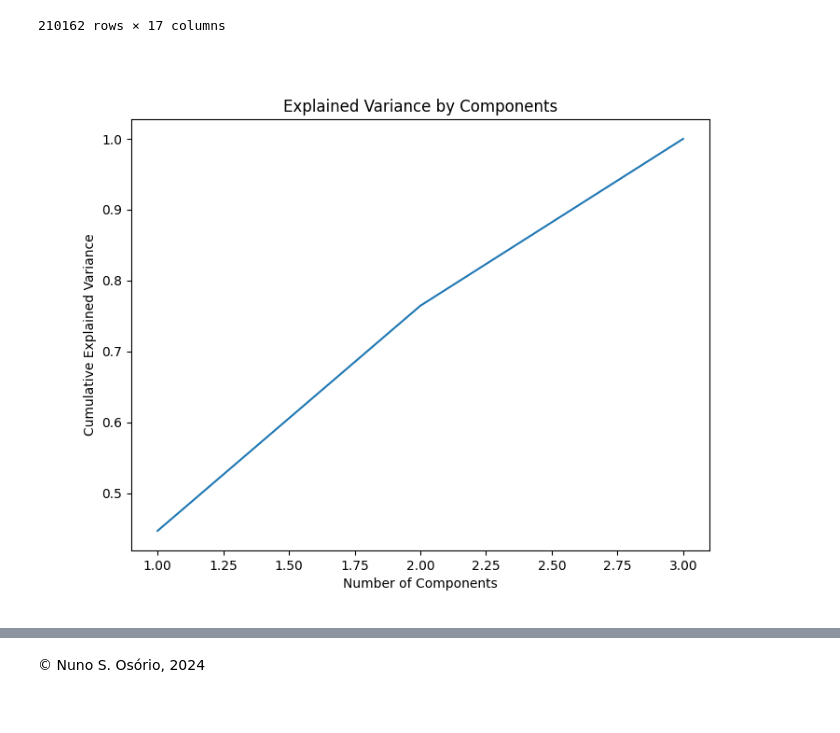
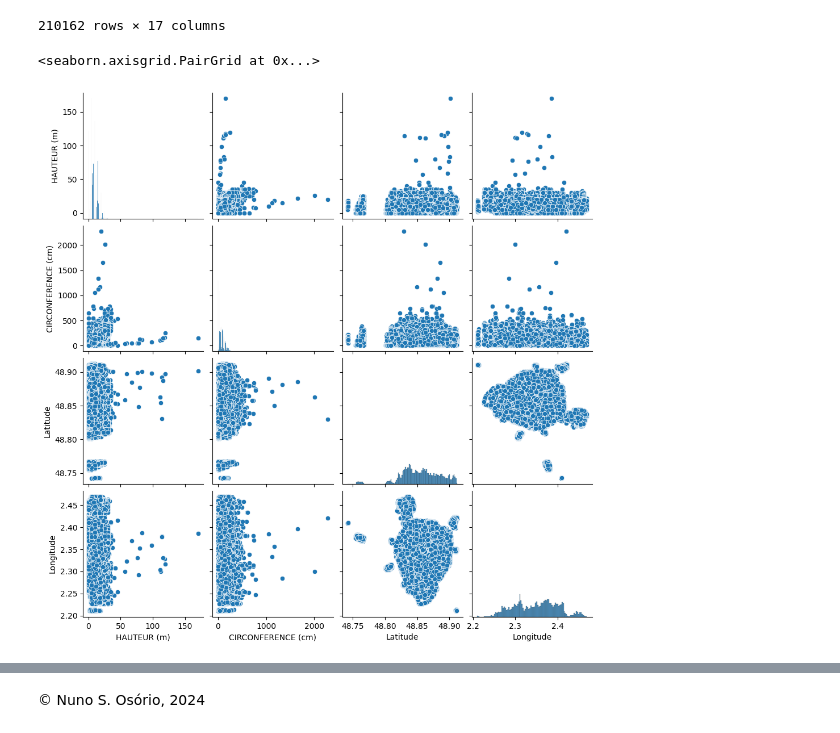
Before and after one commit to nunososorio/medicaldatascience, a Jupyter notebook: dataproc_c2.ipynb, the cells around one changed output, grey strips where cells are left out. Cells and saved outputs as stored; diff of their text form; code cells hidden in the pictures.

```diff
--- a/dataproc_c2.ipynb
+++ b/dataproc_c2.ipynb
@@ -50,32 +61,3 @@ df
 | 210160 | 233692 | Arbre | Alignement | PARIS 13E ARRDT | 17 | NaN | RUE NEUVE TOLBIAC | ... |
 | 210161 | 239759 | Arbre | Alignement | PARIS 10E ARRDT | 94 | NaN | BOULEVARD DE MAGENTA | ... |
 210162 rows × 17 columns
-# %%
-import numpy as np
-import pandas as pd
-from sklearn.decomposition import PCA
-from sklearn.preprocessing import StandardScaler
-import matplotlib.pyplot as plt
-
-# Encode the 'ESPECE' column to numerical values
-df['ESPECE'] = df['ESPECE'].astype('category').cat.codes
-df['STADE DE DEVELOPPEMENT'] = df['STADE DE DEVELOPPEMENT'].astype('category').cat.codes
-
-# Standardize the features to have mean=0 and variance=1 (z-score)
-features = ['ESPECE', 'STADE DE DEVELOPPEMENT', 'HAUTEUR (m)']
-x = df.loc[:, features].values
-x = StandardScaler().fit_transform(x)
-
-# Apply PCA
-pca = PCA()
-principalComponents = pca.fit_transform(x)
-
-# Plot the explained variance
-plt.figure(figsize=(8,6))
-plt.plot(range(1, len(features)+1), np.cumsum(pca.explained_variance_ratio_))
-plt.title('Explained Variance by Components')
-plt.xlabel('Number of Components')
-plt.ylabel('Cumulative Explained Variance')
-plt.show()
-# %% [output]
-[figure, removed]
@@ -81,0 +77,7 @@ plt.show()
+# %%
+import seaborn as sns
+
+sns.pairplot(df_numerical)
+# %% [output]
+<seaborn.axisgrid.PairGrid at 0x...>
+[figure, added]
```
Also changed, not shown: parts of 9 cells of this notebook.
